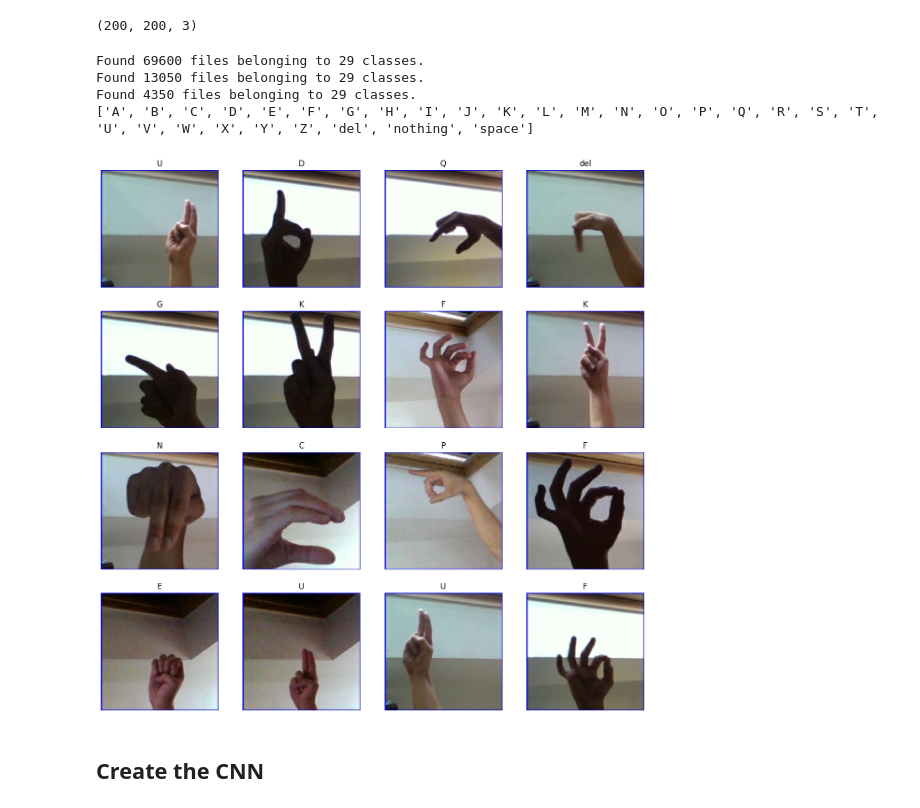
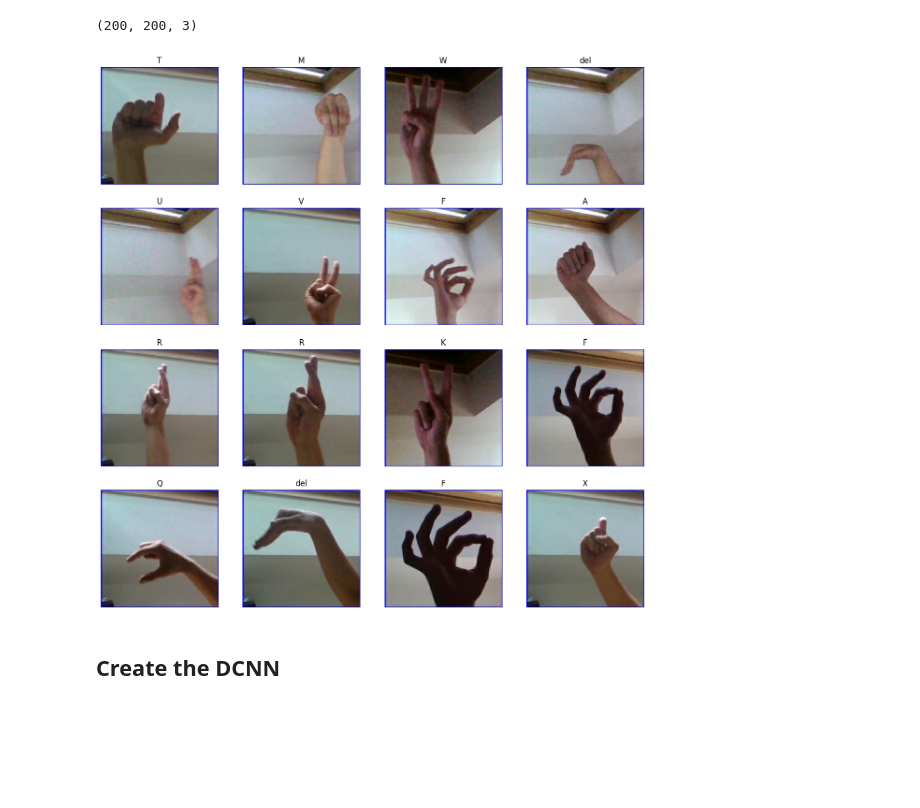
Before and after one commit to Mario13546/SeniorProject_ASL_Recognition, a Jupyter notebook: Jupyter Notebooks/ASL Training.ipynb, the cells around one changed output. Cells and saved outputs as stored; diff of their text form; code cells hidden in the pictures; blank space fills up the shorter version.

```diff
--- a/Jupyter Notebooks/ASL Training.ipynb
+++ b/Jupyter Notebooks/ASL Training.ipynb
@@ -33,6 +33,7 @@ from keras import utils
 # Identify the training, test, and validity data
 train_data = utils.image_dataset_from_directory(
     "../asl_alphabet_data/train/",
+    shuffle = True,
     seed = KERAS_SEED,
     image_size = image_shape[:2],
     batch_size = BATCH_SIZE
@@ -40,6 +41,7 @@ train_data = utils.image_dataset_from_directory(
 
 val_data = utils.image_dataset_from_directory(
     "../asl_alphabet_data/val/",
+    shuffle = True,
     seed = KERAS_SEED,
     image_size = image_shape[:2],
     batch_size = BATCH_SIZE
@@ -47,6 +49,7 @@ val_data = utils.image_dataset_from_directory(
 
 test_data = utils.image_dataset_from_directory(
     "../asl_alphabet_data/test/",
+    shuffle = True,
     seed = KERAS_SEED,
     image_size = image_shape[:2],
     batch_size = BATCH_SIZE
@@ -54,25 +57,24 @@ test_data = utils.image_dataset_from_directory(
 
 class_names = train_data.class_names
 print(class_names)
-# %% [output]
-Found 69600 files belonging to 29 classes.
-Found 13050 files belonging to 29 classes.
-Found 4350 files belonging to 29 classes.
-['A', 'B', 'C', 'D', 'E', 'F', 'G', 'H', 'I', 'J', 'K', 'L', 'M', 'N', 'O', 'P', 'Q', 'R', 'S', 'T', 'U', 'V', 'W', 'X', 'Y', 'Z', 'del', 'nothing', 'space']
+# %%
+AUTOTUNE = tf.data.AUTOTUNE
+train_data = train_data.cache().shuffle(1000).prefetch(buffer_size = AUTOTUNE)
+test_data  = test_data.cache().prefetch(buffer_size = AUTOTUNE)
 # %%
 plt.figure(figsize = (15, 15))
 
 for images, labels in train_data.take(1):
-    for i in range(0, 16):
+    for i in range(0, BATCH_SIZE):
         plt.subplot(4, 4, i + 1)
 
         plt.imshow(images[i].numpy().astype("uint8"))
         plt.title(class_names[labels[i]])
         plt.axis("off")
 # %% [output]
-[figure, old version]
+[figure, new version]
 # %% [markdown]
-## Create the CNN
+## Create the DCNN
 # %%
 from keras import models
 from keras import layers
```
Also changed, not shown: parts of 39 cells of this notebook, 4 other files.
